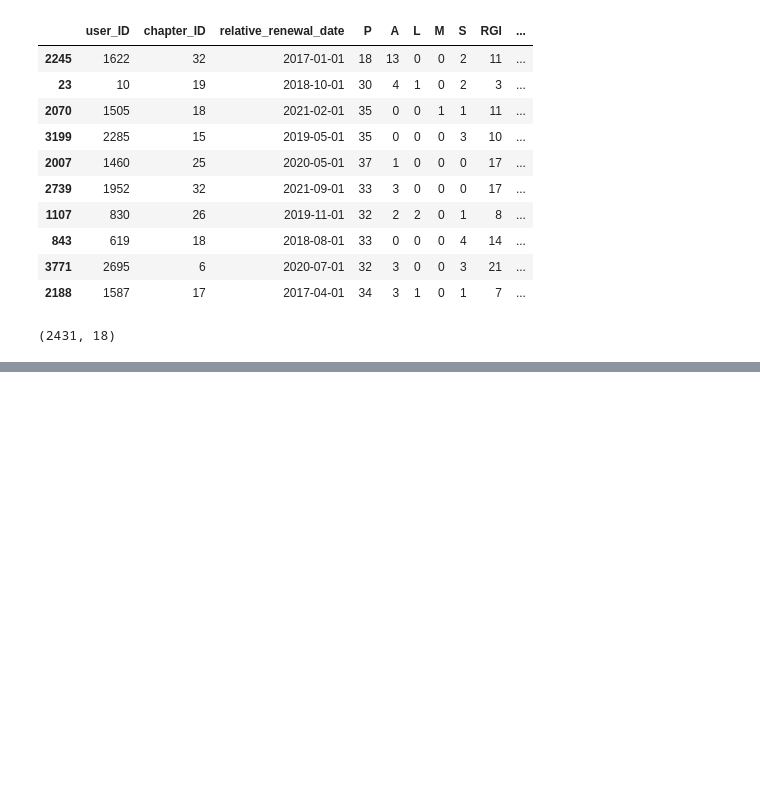
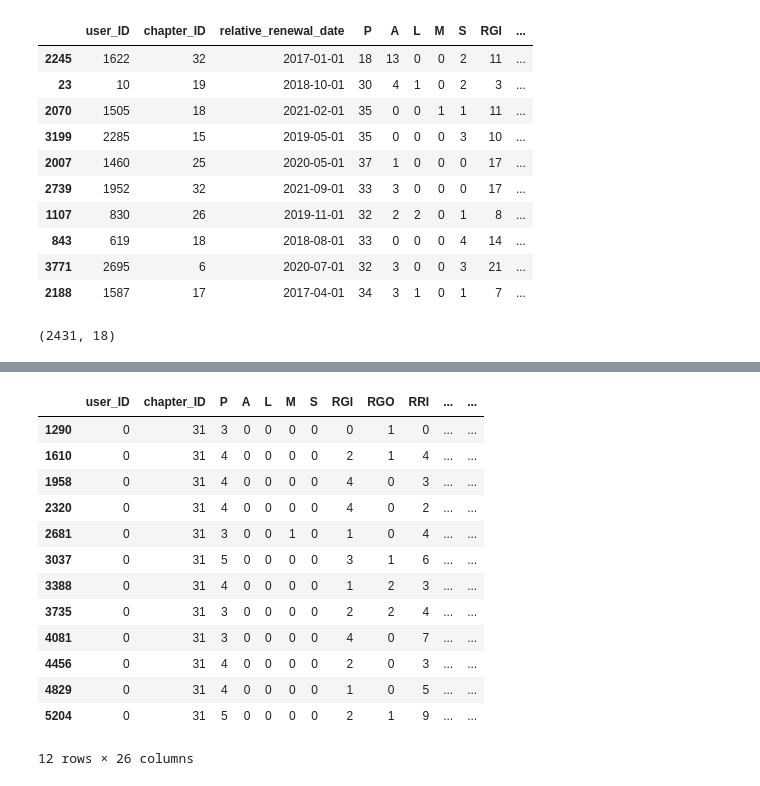
Before and after one commit to da-veed/BachelorThesis, a Jupyter notebook: data_cleaning.ipynb, the cells around one changed output, grey strips where cells are left out. Cells and saved outputs as stored; diff of their text form; code cells hidden in the pictures; blank space fills up the shorter version.

Commit message:
Almost completed preparing data for EDA. Updated README.md Re-added cleaning_log.md for later thesis writing guidance

```diff
--- a/data_cleaning.ipynb
+++ b/data_cleaning.ipynb
@@ -310,8 +310,6 @@ df_master.sample(10, random_state=13)
 ## Remove duplicates
 # %%
 df_master_clean = df_master.copy()
-
-df_master_clean.drop(["industry", "sponsor_ID", "re_joins"], axis=1, inplace=True)
 
 df_master_clean["palms_date"] = pd.to_datetime(df_master_clean["palms_date"], errors='coerce')
 df_master_clean["renewal_date"] = pd.to_datetime(df_master_clean["renewal_date"], errors='coerce')
@@ -358,6 +356,10 @@ df_master_clean.loc[df_master_clean["months_to_renewal"] == 0, "months_to_renewa
 for index, row in df_master_clean.iterrows():
     df_master_clean.at[index, 'relative_renewal_date'] = row['renewal_date'] - pd.DateOffset(years=row['years_to_renewal'])
 
+# Found a few instances where the "relative_renewal_date" would be subtracted incorrectly and lacking one day to be correct
+df_master_clean.loc[df_master_clean["relative_renewal_date"].dt.day != 1, "relative_renewal_date"] = \
+    df_master_clean.loc[df_master_clean["relative_renewal_date"].dt.day != 1, "relative_renewal_date"] + pd.DateOffset(days=1)
+
 df_master_clean.drop(["years_to_renewal", "additional_months_cumsum"], axis=1, inplace=True)
 df_master_clean.sample(10, random_state=23)
 # %% [output]
@@ -454,0 +608,17 @@ df_agg.head()
+# %%
+df_master_clean.loc[(df_master_clean["user_ID"] == 0) & (df_master_clean["relative_renewal_date"] == "2016-04-01")]
+# %% [output]
+|  | user_ID | chapter_ID | P | A | L | M | S | RGI | RGO | RRI | ... | ... |
+| 1290 | 0 | 31 | 3 | 0 | 0 | 0 | 0 | 0 | 1 | 0 | ... | ... |
+| 1610 | 0 | 31 | 4 | 0 | 0 | 0 | 0 | 2 | 1 | 4 | ... | ... |
+| 1958 | 0 | 31 | 4 | 0 | 0 | 0 | 0 | 4 | 0 | 3 | ... | ... |
+| 2320 | 0 | 31 | 4 | 0 | 0 | 0 | 0 | 4 | 0 | 2 | ... | ... |
+| 2681 | 0 | 31 | 3 | 0 | 0 | 1 | 0 | 1 | 0 | 4 | ... | ... |
+| 3037 | 0 | 31 | 5 | 0 | 0 | 0 | 0 | 3 | 1 | 6 | ... | ... |
+| 3388 | 0 | 31 | 4 | 0 | 0 | 0 | 0 | 1 | 2 | 3 | ... | ... |
+| 3735 | 0 | 31 | 3 | 0 | 0 | 0 | 0 | 2 | 2 | 4 | ... | ... |
+| 4081 | 0 | 31 | 3 | 0 | 0 | 0 | 0 | 4 | 0 | 7 | ... | ... |
+| 4456 | 0 | 31 | 4 | 0 | 0 | 0 | 0 | 2 | 0 | 3 | ... | ... |
+| 4829 | 0 | 31 | 4 | 0 | 0 | 0 | 0 | 1 | 0 | 5 | ... | ... |
+| 5204 | 0 | 31 | 5 | 0 | 0 | 0 | 0 | 2 | 1 | 9 | ... | ... |
+12 rows × 26 columns
```
Also changed, not shown: parts of 42 cells of this notebook, 2 other files.
